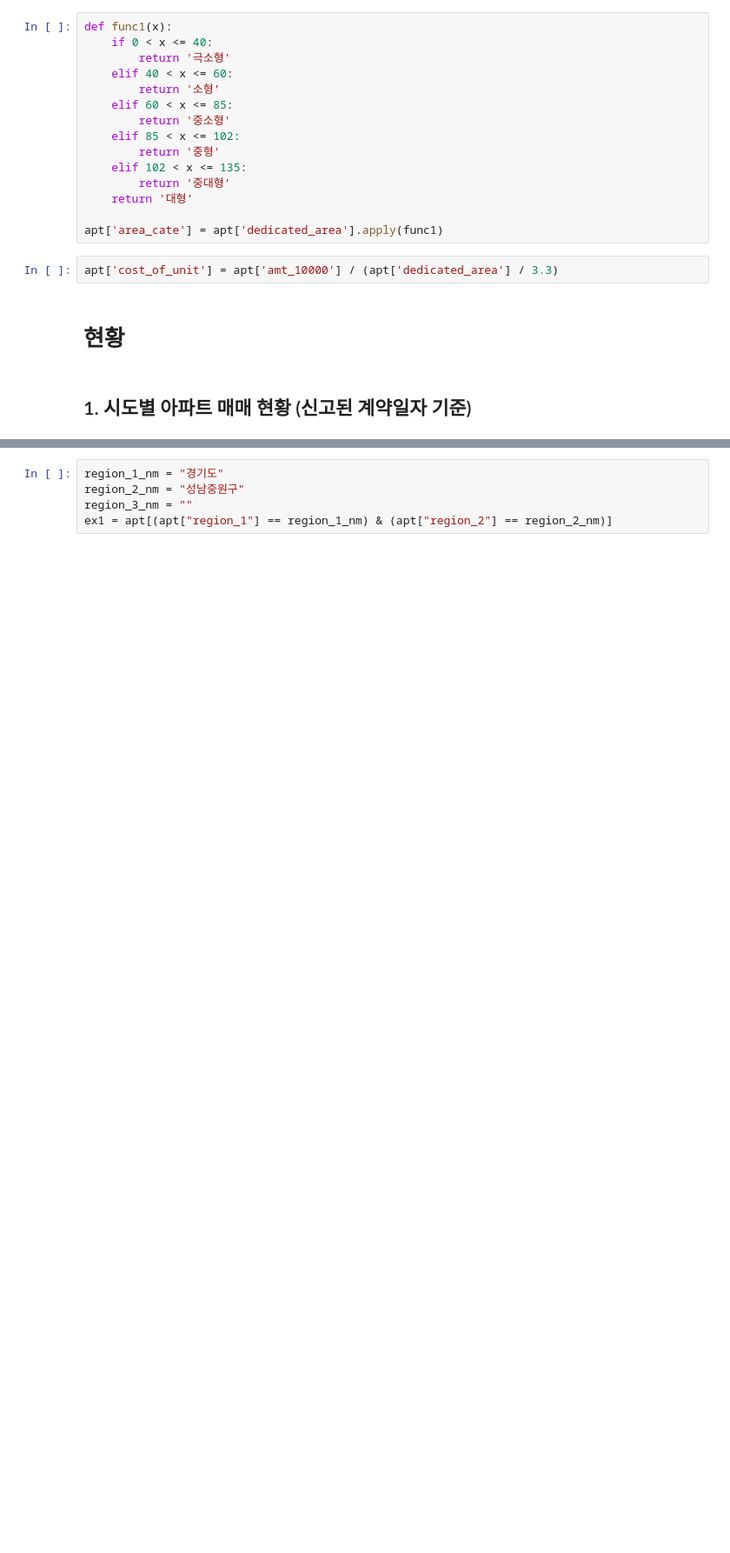
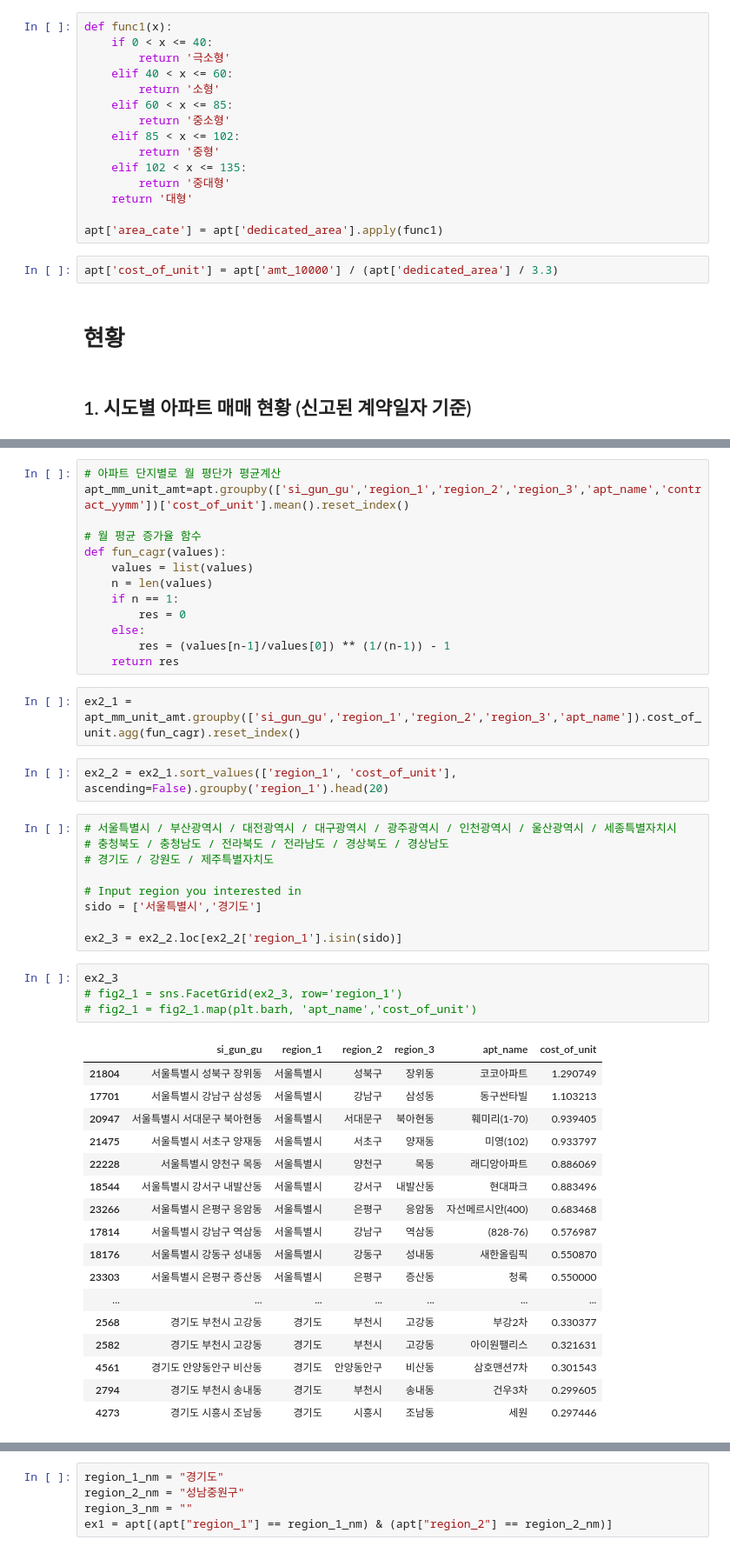
Before and after one commit to reay1212/Real-Estate-Statistics-RES-, a Jupyter notebook: Apt sales real price.ipynb, the cells around one changed output, grey strips where cells are left out. Shown: that part at 87% size. Cells and saved outputs as stored; diff of their text form; blank space fills up the shorter version.

```diff
--- a/Apt sales real price.ipynb
+++ b/Apt sales real price.ipynb
@@ -64 +79,49 @@ pd.pivot_table(apt, index='region_1', columns='contract_yymm', values='amt_10000
+# %%
+# 아파트 단지별로 월 평단가 평균계산
+apt_mm_unit_amt=apt.groupby(['si_gun_gu','region_1','region_2','region_3','apt_name','contract_yymm'])['cost_of_unit'].mean().reset_index()
+
+# 월 평균 증가율 함수
+def fun_cagr(values):
+    values = list(values)
+    n = len(values)
+    if n == 1:
+        res = 0
+    else:
+        res = (values[n-1]/values[0]) ** (1/(n-1)) - 1
+    return res
+# %%
+ex2_1 = apt_mm_unit_amt.groupby(['si_gun_gu','region_1','region_2','region_3','apt_name']).cost_of_unit.agg(fun_cagr).reset_index()
+# %%
+ex2_2 = ex2_1.sort_values(['region_1', 'cost_of_unit'], ascending=False).groupby('region_1').head(20)
+# %%
+# 서울특별시 / 부산광역시 / 대전광역시 / 대구광역시 / 광주광역시 / 인천광역시 / 울산광역시 / 세종특별자치시
+# 충청북도 / 충청남도 / 전라북도 / 전라남도 / 경상북도 / 경상남도
+# 경기도 / 강원도 / 제주특별자치도
+
+# Input region you interested in
+sido = ['서울특별시','경기도']
+
+ex2_3 = ex2_2.loc[ex2_2['region_1'].isin(sido)]
+# %%
+ex2_3
+# fig2_1 = sns.FacetGrid(ex2_3, row='region_1')
+# fig2_1 = fig2_1.map(plt.barh, 'apt_name','cost_of_unit')
+# %% [output]
+|  | si_gun_gu | region_1 | region_2 | region_3 | apt_name | cost_of_unit |
+| 21804 | 서울특별시 성북구 장위동 | 서울특별시 | 성북구 | 장위동 | 코코아파트 | 1.290749 |
+| 17701 | 서울특별시 강남구 삼성동 | 서울특별시 | 강남구 | 삼성동 | 동구싼타빌 | 1.103213 |
+| 20947 | 서울특별시 서대문구 북아현동 | 서울특별시 | 서대문구 | 북아현동 | 훼미리(1-70) | 0.939405 |
+| 21475 | 서울특별시 서초구 양재동 | 서울특별시 | 서초구 | 양재동 | 미영(102) | 0.933797 |
+| 22228 | 서울특별시 양천구 목동 | 서울특별시 | 양천구 | 목동 | 래디앙아파트 | 0.886069 |
+| 18544 | 서울특별시 강서구 내발산동 | 서울특별시 | 강서구 | 내발산동 | 현대파크 | 0.883496 |
+| 23266 | 서울특별시 은평구 응암동 | 서울특별시 | 은평구 | 응암동 | 자선메르시안(400) | 0.683468 |
+| 17814 | 서울특별시 강남구 역삼동 | 서울특별시 | 강남구 | 역삼동 | (828-76) | 0.576987 |
+| 18176 | 서울특별시 강동구 성내동 | 서울특별시 | 강동구 | 성내동 | 새한올림픽 | 0.550870 |
+| 23303 | 서울특별시 은평구 증산동 | 서울특별시 | 은평구 | 증산동 | 청록 | 0.550000 |
+| ... | ... | ... | ... | ... | ... | ... |
+| 2568 | 경기도 부천시 고강동 | 경기도 | 부천시 | 고강동 | 부강2차 | 0.330377 |
+| 2582 | 경기도 부천시 고강동 | 경기도 | 부천시 | 고강동 | 아이원팰리스 | 0.321631 |
+| 4561 | 경기도 안양동안구 비산동 | 경기도 | 안양동안구 | 비산동 | 삼호맨션7차 | 0.301543 |
+| 2794 | 경기도 부천시 송내동 | 경기도 | 부천시 | 송내동 | 건우3차 | 0.299605 |
+| 4273 | 경기도 시흥시 조남동 | 경기도 | 시흥시 | 조남동 | 세원 | 0.297446 |
 # %% [markdown]
```
Also changed, not shown: parts of 11 cells of this notebook.
